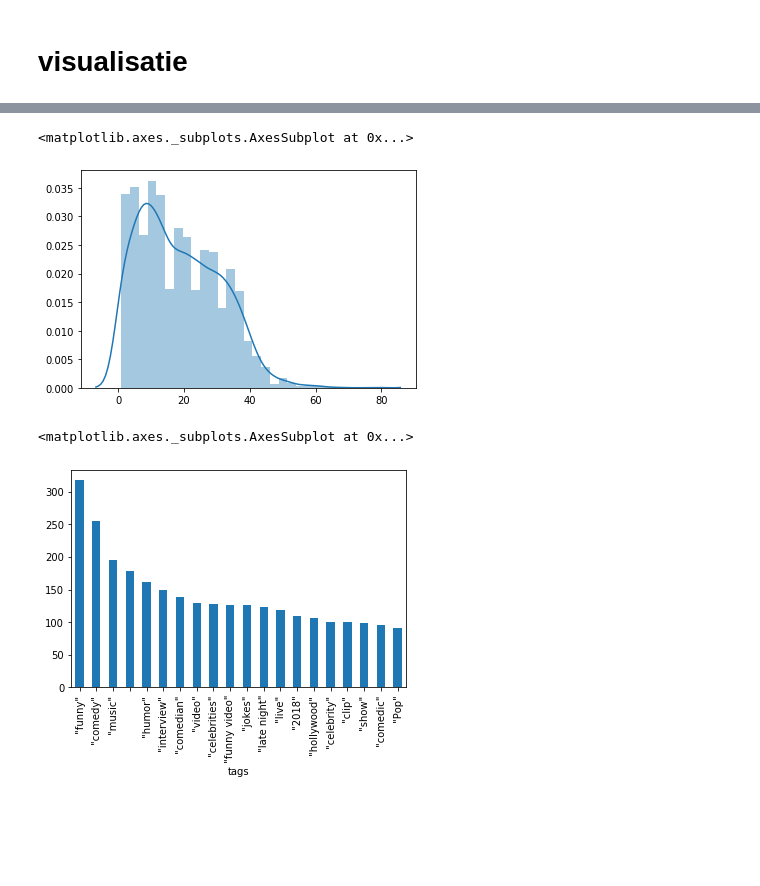
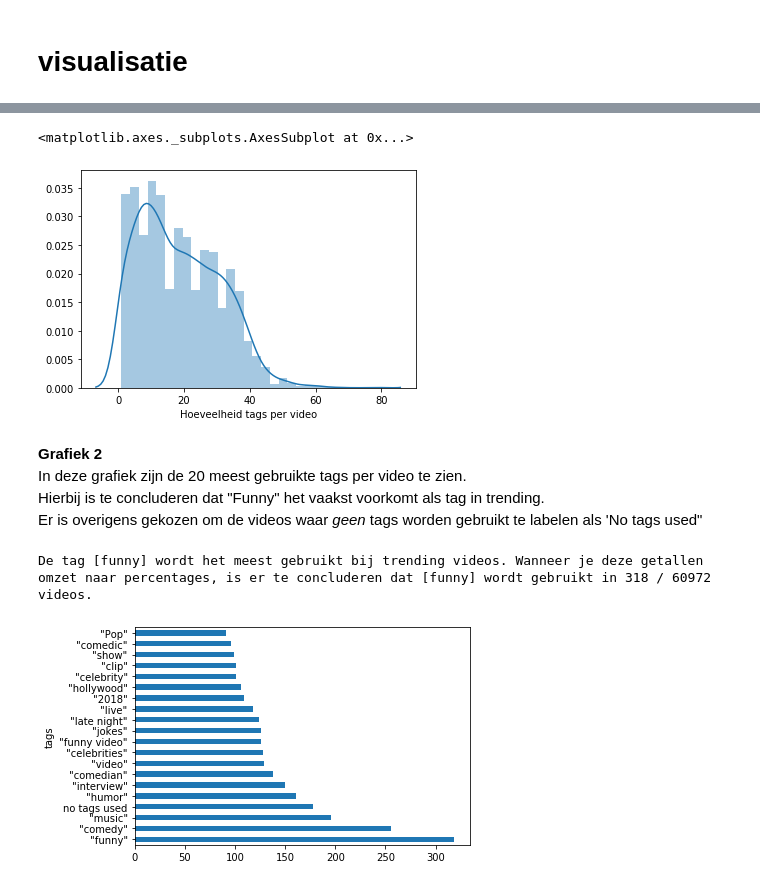
Before and after one commit to WoltervanDonk/Challenge2, a Jupyter notebook: src/YoutubeTrendingNotebook.ipynb, the cells around one changed output, grey strips where cells are left out. Drawn from its saved outputs; the diff is of its cells as text; code cells hidden in the pictures; blank space fills up the shorter version.

Commit message:
Add graph descriptions

```diff
--- a/src/YoutubeTrendingNotebook.ipynb
+++ b/src/YoutubeTrendingNotebook.ipynb
@@ -109,14 +116,17 @@ Uit de onderstaande dataframe is te halen dat een video in trending gemiddeld af
 # %%
-sn.distplot(tagCount)
+sn.distplot(tagCount, axlabel="Hoeveelheid tags per video")
 # %% [output]
 <matplotlib.axes._subplots.AxesSubplot at 0x...>
-[figure, old version]
+[figure, new version]
+# %% [markdown]
+**Grafiek 2**<br>In deze grafiek zijn de 20 meest gebruikte tags per video te zien.<br>Hierbij is te concluderen dat "Funny" het vaakst voorkomt als tag in trending.<br>Er is overigens gekozen om de videos waar *geen* tags worden gebruikt te labelen als 'No  tags used"
 # %%
 tagsDataframe = df.explode("tags") #per tag wordt er een nieuwe record aangemaakt met de video ID erbij
 tagsDataframe
-
-f = tagsDataframe.groupby("tags").size().sort_values(ascending = False).head(20) #Top 20 most used tags
-f.plot.bar()
+tagsDataframe["tags"] = tagsDataframe["tags"].replace("", "no tags used")
+mostUsedDataframe = tagsDataframe.groupby("tags").size().sort_values(ascending = False).head(20) #Top 20 most used tags
+mostUsedDataframe.plot.barh()
+print("\nDe tag [funny] wordt het meest gebruikt bij trending videos. Wanneer je deze getallen omzet naar percentages, is er te concluderen dat [funny] wordt gebruikt in {1} / {0} videos.".format(sum(dataFrameTagCount["tagCount"]), mostUsedDataframe[0] ))
 # %% [output]
-<matplotlib.axes._subplots.AxesSubplot at 0x...>
+De tag [funny] wordt het meest gebruikt bij trending videos. Wanneer je deze getallen omzet naar percentages, is er te concluderen dat [funny] wordt gebruikt in 318 / 60972 videos.
-[figure, old version]
+[figure, new version]
```
Also changed, not shown: parts of 3 cells of this notebook.
